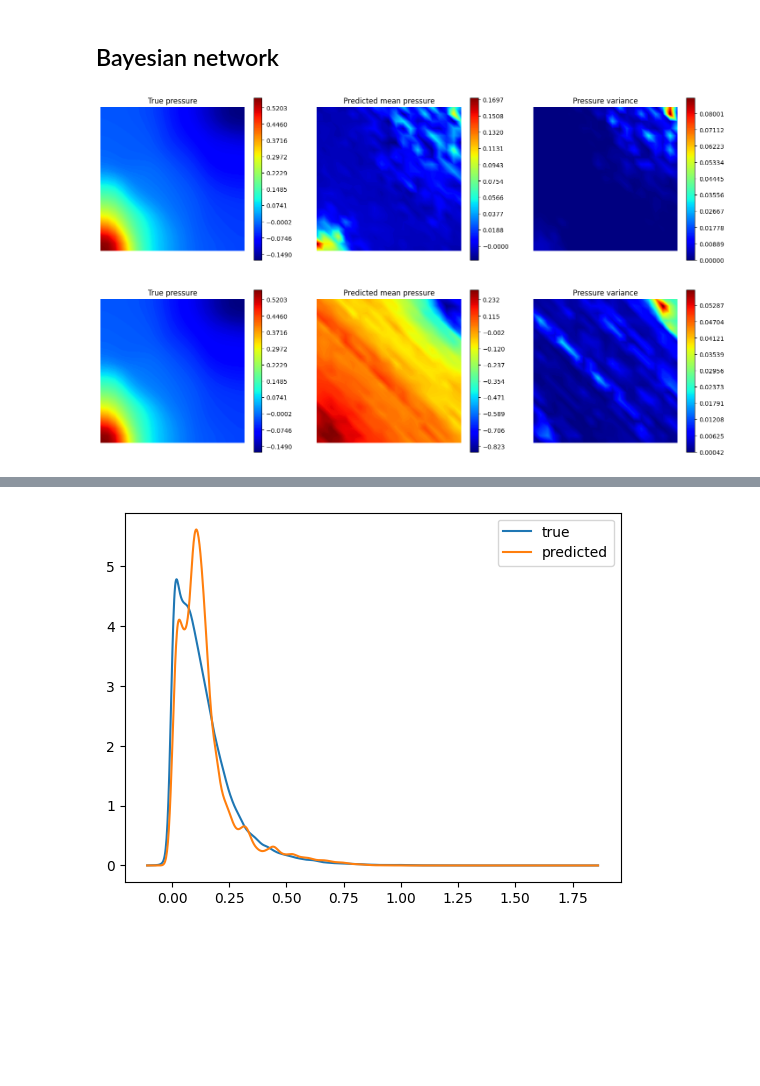
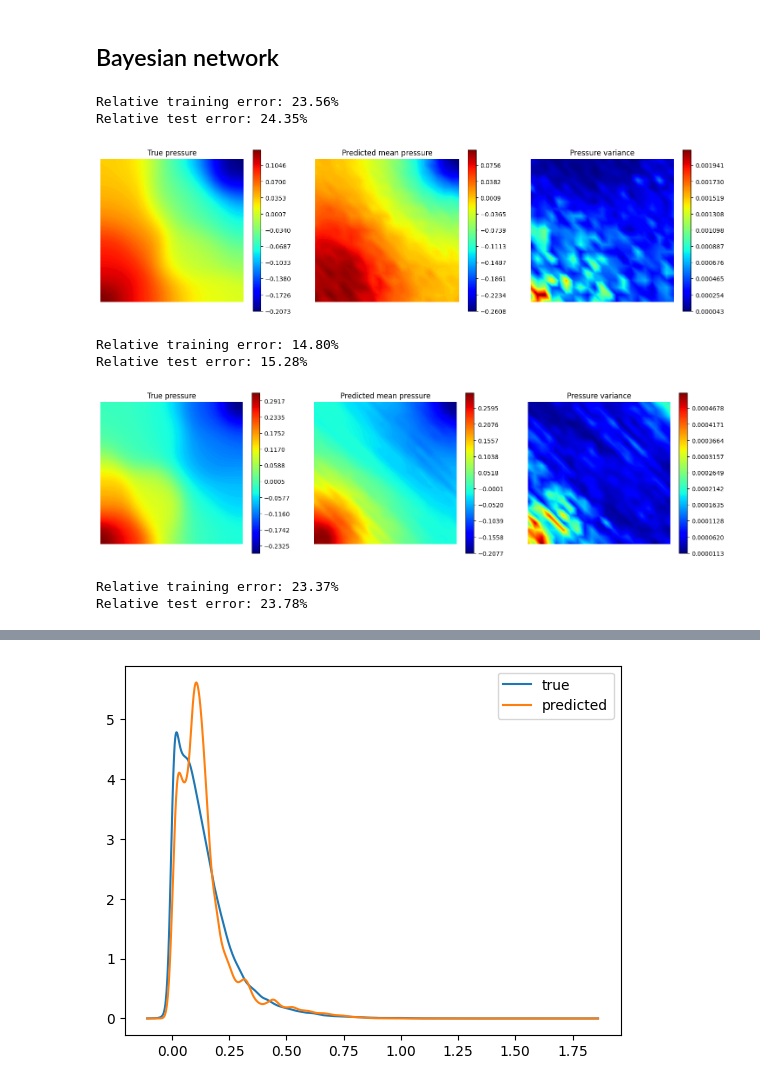
Before and after one commit to FraBet29/APSC_project, a Jupyter notebook: bayesian_network/examples/1_darcy_flow/darcy_flow_bayesian.ipynb, the cells around one changed output, grey strips where cells are left out. Drawn from its saved outputs; the diff is of its cells as text; code cells hidden in the pictures; blank space fills up the shorter version.

```diff
--- a/bayesian_network/examples/1_darcy_flow/darcy_flow_bayesian.ipynb
+++ b/bayesian_network/examples/1_darcy_flow/darcy_flow_bayesian.ipynb
@@ -20,6 +20,9 @@ import torch
 import os
 from IPython.display import clear_output as clc
 # %%
+# Domain and mesh definition
+
 domain = fe.rectangle((0.0, 0.0), (1.0, 1.0)) # - fe.rectangle((0.3, 0.3), (0.7, 0.7))
-mesh = fe.mesh(domain, stepsize=0.05)
+# mesh = fe.mesh(domain, stepsize=0.05)
+mesh = fe.mesh(domain, stepsize=0.02)
 clc()
@@ -50,3 +29,25 @@ u_y_test = torch.tensor(u_y_data[N_train:], dtype=torch.float)
+# %%
+# Load train and test data
+
+device = 'cuda:0' if torch.cuda.is_available() else 'cpu'
+
+path_train = os.path.join(os.getcwd(), "snapshots", "snapshots_train.npz")
+data_train = np.load(path_train)
+
+N_train = data_train['K'].shape[0]
+K_train = torch.tensor(data_train['K'].astype(np.float32)).to(device)
+p_train = torch.tensor(data_train['p'].astype(np.float32)).to(device)
+u_x_train = torch.tensor(data_train['u_x'].astype(np.float32)).to(device)
+u_y_train = torch.tensor(data_train['u_y'].astype(np.float32)).to(device)
+
+path_test = os.path.join(os.getcwd(), "snapshots", "snapshots_test.npz")
+data_test = np.load(path_test)
+
+N_test = data_test['K'].shape[0]
+K_test = torch.tensor(data_test['K'].astype(np.float32)).to(device)
+p_test = torch.tensor(data_test['p'].astype(np.float32)).to(device)
+u_x_test = torch.tensor(data_test['u_x'].astype(np.float32)).to(device)
+u_y_test = torch.tensor(data_test['u_y'].astype(np.float32)).to(device)
 # %% [markdown]
 ## Deterministic network
 # %%
@@ -292,9 +349,9 @@ from bayesian import *
 
 V = fe.space(mesh, 'CG', 1)
 
-layer_1 = Local(V, V, support=0.2)
-layer_2 = Local(V, V, support=0.2)
-layer_3 = Local(V, V, support=0.2)
+layer_1 = Local(V, V, support=0.25)
+layer_2 = Local(V, V, support=0.25)
+layer_3 = Local(V, V, support=0.25, activation=None)
 
 p_model = DFNN(layer_1, layer_2, layer_3)
 
@@ -312,23 +367,38 @@ p_pred_bayes_mean, p_pred_bayes_var = p_bayes.predict(p_test)
+# %%
+# Compute mean and variance of predictions
+
+p_pred_bayes_mean_train, p_pred_bayes_var_train = p_bayes.predict(K_train)
+p_pred_bayes_mean, p_pred_bayes_var = p_bayes.predict(K_test)
+# %%
+# Compute relative error
+
+error_train = torch.norm(p_train - p_pred_bayes_mean_train, dim=1) / torch.norm(p_train, dim=1)
+error_test = torch.norm(p_test - p_pred_bayes_mean, dim=1) / torch.norm(p_test, dim=1)
+print('Relative training error: {:.2f}%'.format(100 * torch.mean(error_train)))
+print('Relative test error: {:.2f}%'.format(100 * torch.mean(error_test)))
+# %% [output]
+Relative training error: 23.56%
+Relative test error: 24.35%
 # %%
-idx = 90
+idx = 150
 
 plt.figure(figsize=(18, 6))
 
 plt.subplot(1, 3, 1)
 fe.plot(p_test[idx], V, cmap='jet', colorbar=True)
 plt.title("True pressure")
 
 plt.subplot(1, 3, 2)
 fe.plot(p_pred_bayes_mean[idx], V, cmap='jet', colorbar=True)
 plt.title("Predicted mean pressure")
 
 plt.subplot(1, 3, 3)
 fe.plot(p_pred_bayes_var[idx], V, cmap='jet', colorbar=True)
 plt.title("Pressure variance")
 
 plt.show()
 # %% [output]
-[figure, old version]
+[figure, new version]
 # %%
 V = fe.space(mesh, 'CG', 1) # 441 dofs
 Nh = V.dim()
@@ -361,5 +434,15 @@ p_pred_bayes_mean, p_pred_bayes_var = p_bayes.predict(p_test)
+# %%
+# Compute relative error
+
+error_train = torch.norm(p_train - p_pred_bayes_mean_train, dim=1) / torch.norm(p_train, dim=1)
+error_test = torch.norm(p_test - p_pred_bayes_mean, dim=1) / torch.norm(p_test, dim=1)
+print('Relative training error: {:.2f}%'.format(100 * torch.mean(error_train)))
+print('Relative test error: {:.2f}%'.format(100 * torch.mean(error_test)))
+# %% [output]
+Relative training error: 14.80%
+Relative test error: 15.28%
 # %%
-idx = 90
+idx = 50
 
 plt.figure(figsize=(18, 6))
 
@@ -377,7 +460,7 @@ plt.title("Pressure variance")
 
 plt.show()
 # %% [output]
-[figure, old version]
+[figure, new version]
 # %%
 # Bayesian network for velocity
 
@@ -398,3 +482,13 @@ u_x_pred_bayes_mean, u_x_pred_bayes_var = v_bayes.predict(u_x_test)
+# %%
+# Compute relative error
+
+error_train = torch.norm(u_x_train - u_x_pred_bayes_mean_train, dim=1) / torch.norm(u_x_train, dim=1)
+error_test = torch.norm(u_x_test - u_x_pred_bayes_mean, dim=1) / torch.norm(u_x_test, dim=1)
+print('Relative training error: {:.2f}%'.format(100 * torch.mean(error_train)))
+print('Relative test error: {:.2f}%'.format(100 * torch.mean(error_test)))
+# %% [output]
+Relative training error: 23.37%
+Relative test error: 23.78%
 # %%
 idx = 90
 
```
Also changed, not shown: parts of 33 cells of this notebook, 14 other files.
